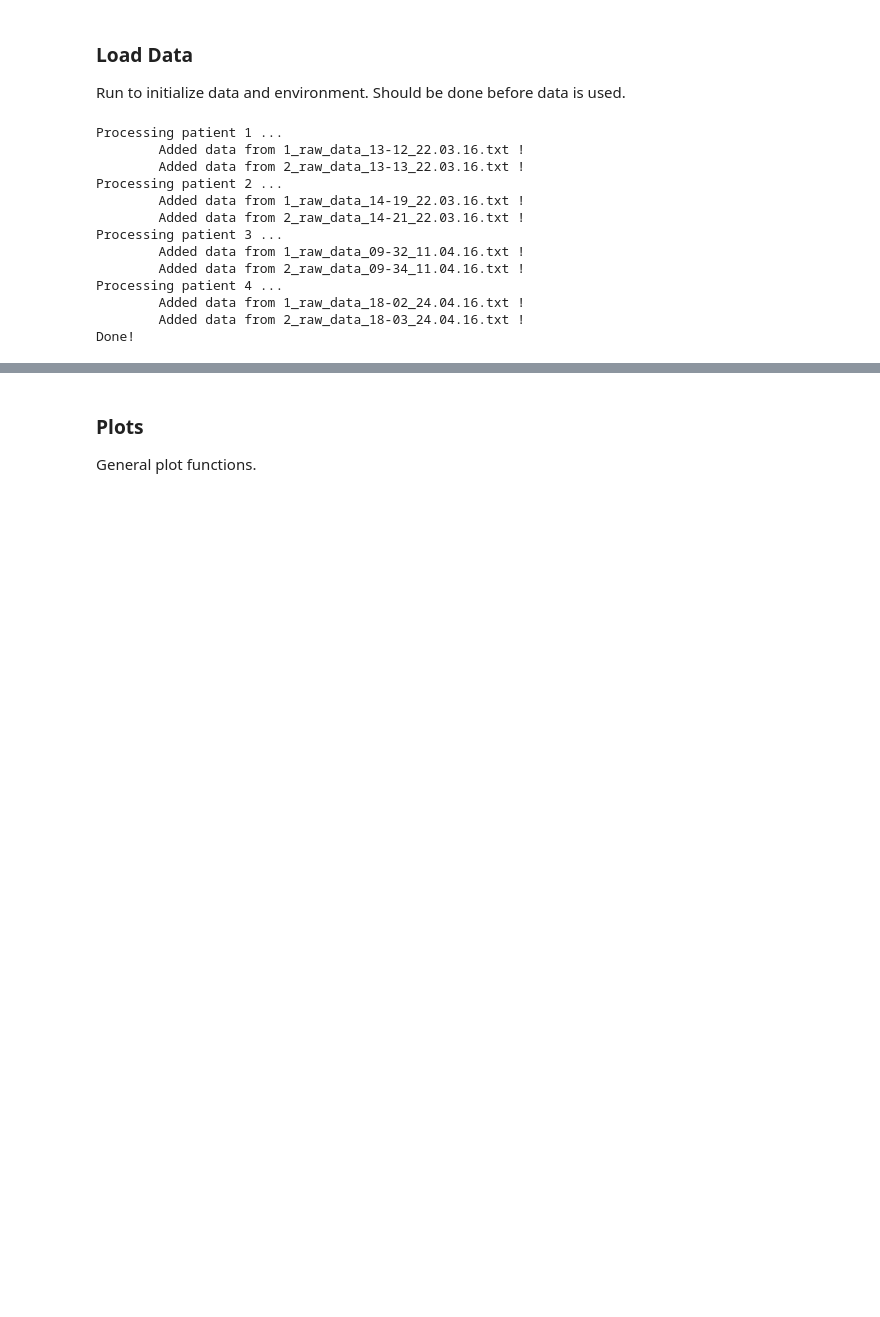
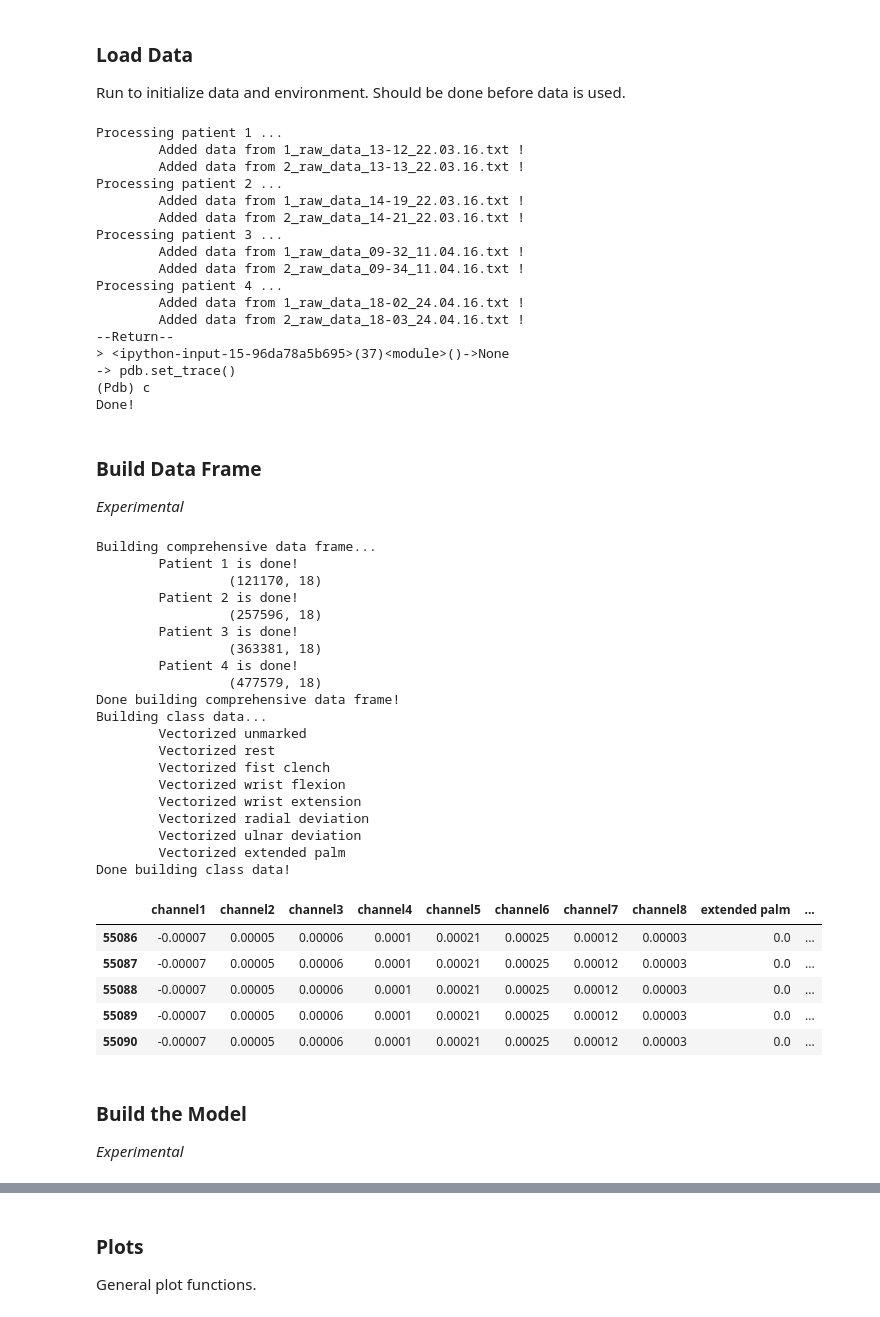
Before and after one commit to harikuts/gesture_id, a Jupyter notebook: Gesture_Project.ipynb, the cells around one changed output, grey strips where cells are left out. Drawn from its saved outputs; the diff is of its cells as text; code cells hidden in the pictures; blank space fills up the shorter version.

Commit message:
Added data processing, building a model, etc.; inspired by petrol example listed under resources

```diff
--- a/Gesture_Project.ipynb
+++ b/Gesture_Project.ipynb
@@ -82,6 +82,7 @@ repopath = '/content/drive/Team Drives/Gestures Project/repo/'
 PATIENTS = {1, 2, 3, 4}
 CHANNELS = ["channel" + str(x) for x in range(1,9)]
 COLUMNS = CHANNELS[:].append("class")
+CLASSNAMES = ["unmarked", "rest", "fist clench", "wrist flexion", "wrist extension", "radial deviation", "ulnar deviation", "extended palm"]
 
 # Set patient dictionary
 patientDict = {}
@@ -104,6 +105,7 @@ for patient in PATIENTS:
       print ("\tAdded data from", file, "!")
     except Exception as e:
       print ("Could not import data to patient", identifier, "from", patientPath, "\n", str(e))
+pdb.set_trace()
 print ("Done!")
 # %% [output]
 Processing patient 1 ...
@@ -118,4 +120,68 @@ Processing patient 3 ...
 Processing patient 4 ...
         Added data from 1_raw_data_18-02_24.04.16.txt !
         Added data from 2_raw_data_18-03_24.04.16.txt !
+--Return--
+> <ipython-input-15-96da78a5b695>(37)<module>()->None
+-> pdb.set_trace()
+(Pdb) c
 Done!
+# %% [markdown]
+### Build Data Frame
+*Experimental*
+# %%
+import tensorflow as tf
+from tensorflow import keras
+
+
+# Create comprehensive dataframe with all data
+print ("Building comprehensive data frame...")
+dataFrame = None
+for patient in PATIENTS:
+  identifier = "%02d" % (patient)
+  for data in patientDict[identifier]:
+    if dataFrame is not None:
+      dataFrame = pd.concat([dataFrame, data])
+    else:
+      dataFrame = data
+  print ("\tPatient", patient, "is done!")
+  print ("\t\t", dataFrame.shape)
+print ("Done building comprehensive data frame!")
+
+# Add class categories
+print ("Building class data...")
+classification = dataFrame.pop('class')
+for className in CLASSNAMES:
+  dataFrame[className] = (classification == CLASSNAMES.index(className)) * 1.0
+  print ("\tVectorized", className)
+print ("Done building class data!")
+dataFrame.tail()
+# %% [output]
+Building comprehensive data frame...
+        Patient 1 is done!
+                 (121170, 18)
+        Patient 2 is done!
+                 (257596, 18)
+        Patient 3 is done!
+                 (363381, 18)
+        Patient 4 is done!
+                 (477579, 18)
+Done building comprehensive data frame!
+Building class data...
+        Vectorized unmarked
+        Vectorized rest
+        Vectorized fist clench
+        Vectorized wrist flexion
+        Vectorized wrist extension
+        Vectorized radial deviation
+        Vectorized ulnar deviation
+        Vectorized extended palm
+Done building class data!
+|  | channel1 | channel2 | channel3 | channel4 | channel5 | channel6 | channel7 | channel8 | extended palm | ... |
+| 55086 | -0.00007 | 0.00005 | 0.00006 | 0.0001 | 0.00021 | 0.00025 | 0.00012 | 0.00003 | 0.0 | ... |
+| 55087 | -0.00007 | 0.00005 | 0.00006 | 0.0001 | 0.00021 | 0.00025 | 0.00012 | 0.00003 | 0.0 | ... |
+| 55088 | -0.00007 | 0.00005 | 0.00006 | 0.0001 | 0.00021 | 0.00025 | 0.00012 | 0.00003 | 0.0 | ... |
+| 55089 | -0.00007 | 0.00005 | 0.00006 | 0.0001 | 0.00021 | 0.00025 | 0.00012 | 0.00003 | 0.0 | ... |
+| 55090 | -0.00007 | 0.00005 | 0.00006 | 0.0001 | 0.00021 | 0.00025 | 0.00012 | 0.00003 | 0.0 | ... |
+# %% [markdown]
+### Build the Model
+*Experimental*
```
Also changed, not shown: parts of 7 cells of this notebook.
